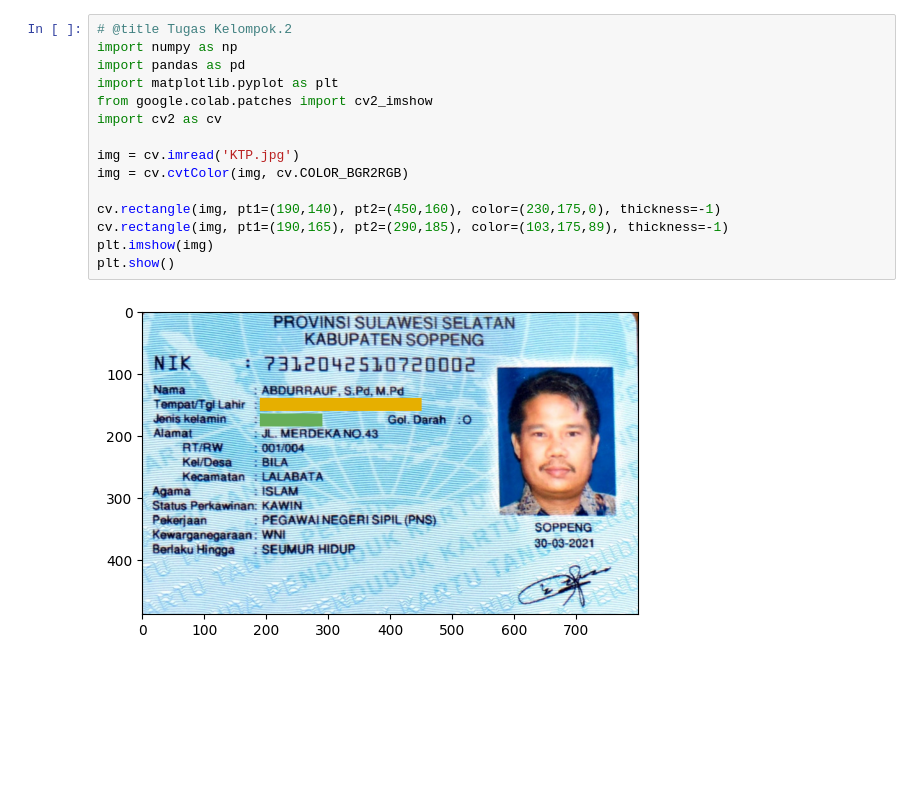
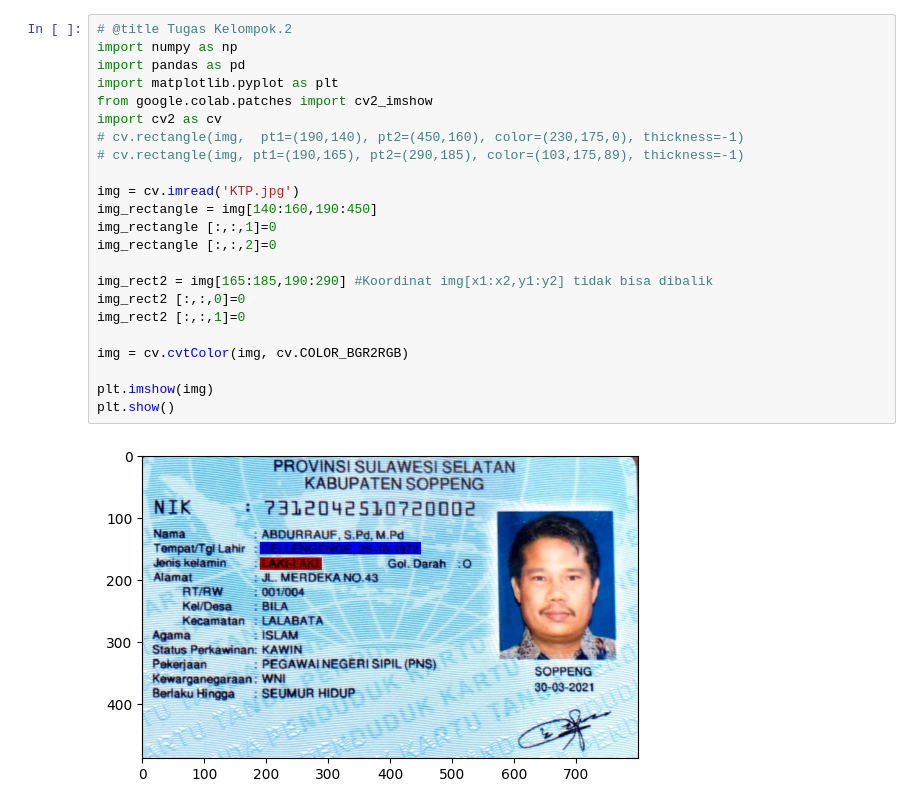
Before and after one commit to Alerakha/05_Aleron-Tsaqif-Rakha_PCVK_Ganjil_2024, a Jupyter notebook: Tugas_Kelompok_Pertemuan2.ipynb, the cells around one changed output. Drawn from its saved outputs; the diff is of its cells as text; blank space fills up the shorter version.

```diff
--- a/Tugas_Kelompok_Pertemuan2.ipynb
+++ b/Tugas_Kelompok_Pertemuan2.ipynb
@@ -3,17 +3,25 @@
 # %%
 # @title Tugas Kelompok.2
 import numpy as np
 import pandas as pd
 import matplotlib.pyplot as plt
 from google.colab.patches import cv2_imshow
 import cv2 as cv
+# cv.rectangle(img,  pt1=(190,140), pt2=(450,160), color=(230,175,0), thickness=-1)
+# cv.rectangle(img, pt1=(190,165), pt2=(290,185), color=(103,175,89), thickness=-1)
 
 img = cv.imread('KTP.jpg')
+img_rectangle = img[140:160,190:450]
+img_rectangle [:,:,1]=0
+img_rectangle [:,:,2]=0
+
+img_rect2 = img[165:185,190:290] #Koordinat img[x1:x2,y1:y2] tidak bisa dibalik
+img_rect2 [:,:,0]=0
+img_rect2 [:,:,1]=0
+
 img = cv.cvtColor(img, cv.COLOR_BGR2RGB)
 
-cv.rectangle(img, pt1=(190,140), pt2=(450,160), color=(230,175,0), thickness=-1)
-cv.rectangle(img, pt1=(190,165), pt2=(290,185), color=(103,175,89), thickness=-1)
 plt.imshow(img)
 plt.show()
 # %% [output]
-[figure, old version]
+[figure, new version]
```
